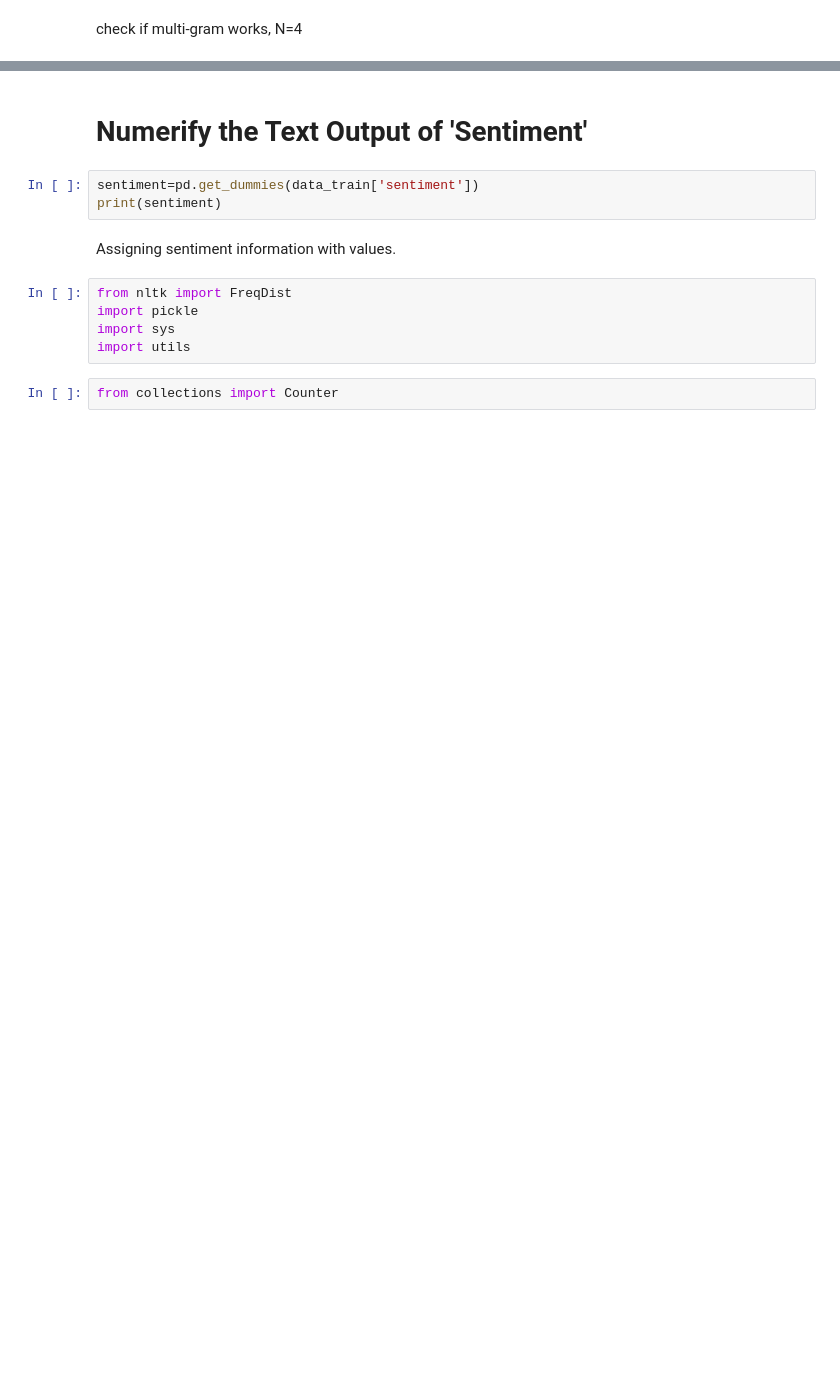
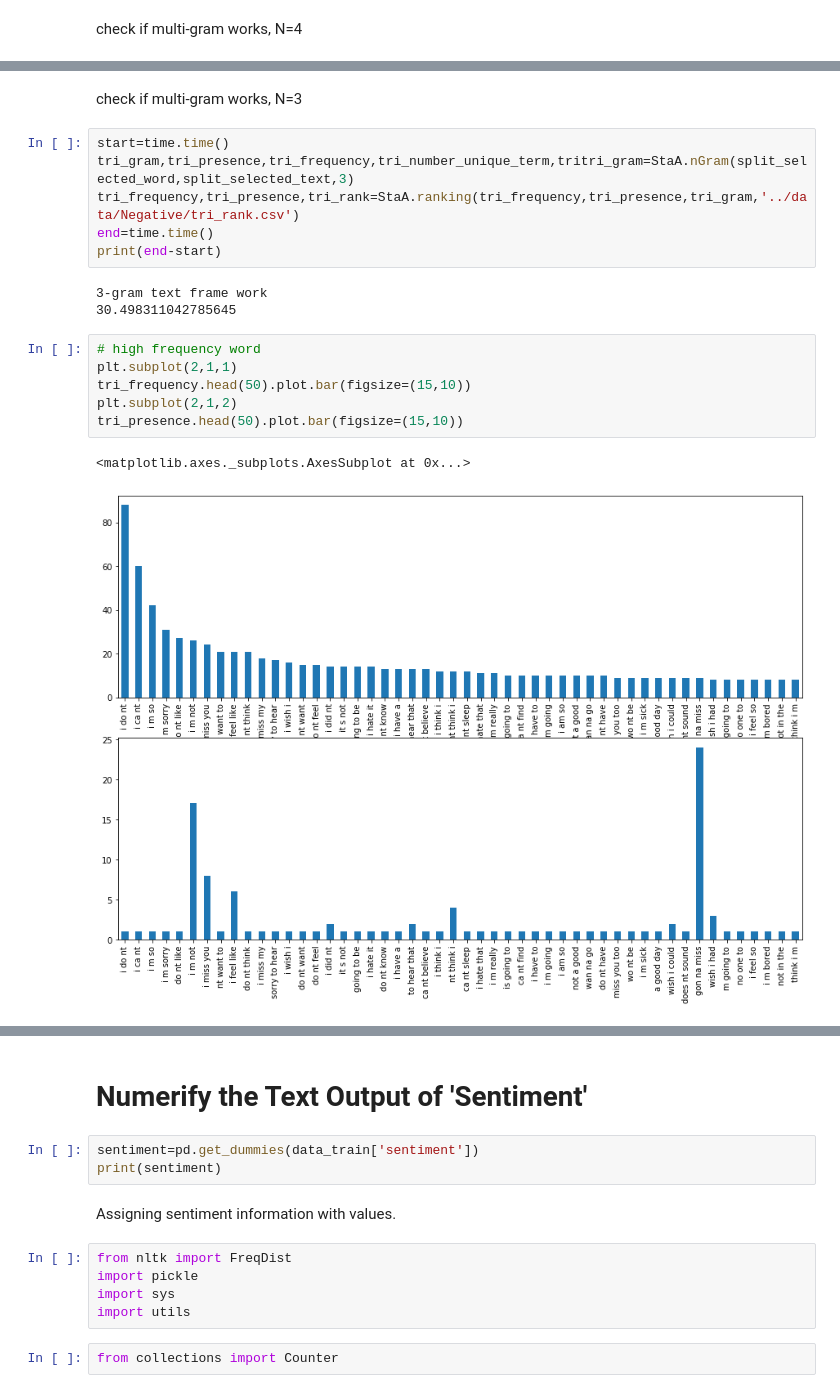
Before and after one commit to Chenghan-Sun/Senti-Extraction, a Jupyter notebook: notebook/EDA.ipynb, the cells around one changed output, grey strips where cells are left out. Saved outputs shown, nothing was run; the diff lists cells and outputs as text; blank space fills up the shorter version.

```diff
--- a/notebook/EDA.ipynb
+++ b/notebook/EDA.ipynb
@@ -426,0 +544,20 @@ you happy star wars            1       1.0
+# %% [markdown]
+check if multi-gram works, N=3
+# %%
+start=time.time()
+tri_gram,tri_presence,tri_frequency,tri_number_unique_term,tritri_gram=StaA.nGram(split_selected_word,split_selected_text,3)
+tri_frequency,tri_presence,tri_rank=StaA.ranking(tri_frequency,tri_presence,tri_gram,'../data/Negative/tri_rank.csv')
+end=time.time()
+print(end-start)
+# %% [output]
+3-gram text frame work
+30.498311042785645
+# %%
+# high frequency word
+plt.subplot(2,1,1)
+tri_frequency.head(50).plot.bar(figsize=(15,10))
+plt.subplot(2,1,2)
+tri_presence.head(50).plot.bar(figsize=(15,10))
+# %% [output]
+<matplotlib.axes._subplots.AxesSubplot at 0x...>
+[figure, added]
```
Also changed, not shown: parts of 74 cells of this notebook.
